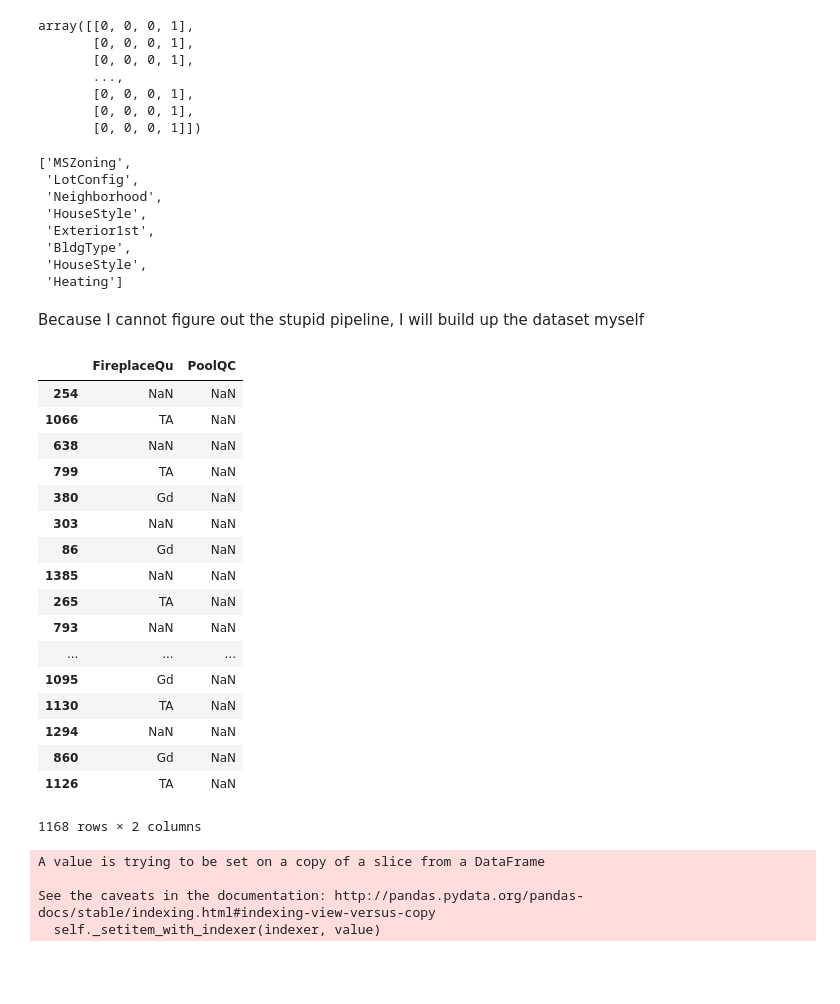
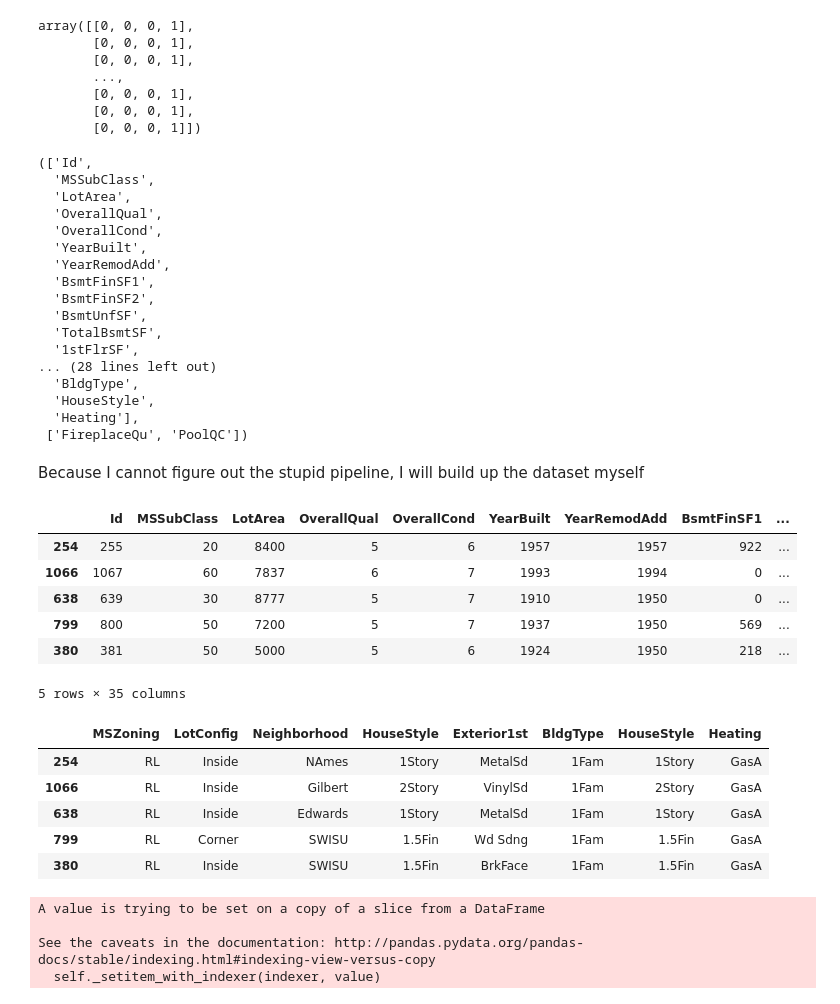
Before and after one commit to WoutAarts/Advanced_House_Pricing, a Jupyter notebook: advanced_housing.ipynb, the cells around one changed output. Drawn from its saved outputs; the diff is of its cells as text; code cells hidden in the pictures; blank space fills up the shorter version.

```diff
--- a/advanced_housing.ipynb
+++ b/advanced_housing.ipynb
@@ -461,40 +405,47 @@ array([[0, 0, 0, 1],
 num_attribs = list(housing_num)
 cat_attribs = list(housing_cat)
 bool_attribs = list(housing_bool)
-# %%
-cat_attribs
-# %% [output]
-['MSZoning',
- 'LotConfig',
- 'Neighborhood',
- 'HouseStyle',
- 'Exterior1st',
- 'BldgType',
- 'HouseStyle',
- 'Heating']
+# %%
+num_attribs , cat_attribs , bool_attribs
+# %% [output]
+(['Id',
+  'MSSubClass',
+  'LotArea',
+  'OverallQual',
+  'OverallCond',
+  'YearBuilt',
+  'YearRemodAdd',
+  'BsmtFinSF1',
+  'BsmtFinSF2',
+  'BsmtUnfSF',
+  'TotalBsmtSF',
+  '1stFlrSF',
+... (28 lines left out)
+  'BldgType',
+  'HouseStyle',
+  'Heating'],
+ ['FireplaceQu', 'PoolQC'])
 # %% [markdown]
 Because I cannot figure out the stupid pipeline, I will build up the dataset myself
-# %%
-housing[bool_attribs]
-# %% [output]
-|  | FireplaceQu | PoolQC |
-| 254 | NaN | NaN |
-| 1066 | TA | NaN |
-| 638 | NaN | NaN |
-| 799 | TA | NaN |
-| 380 | Gd | NaN |
-| 303 | NaN | NaN |
-| 86 | Gd | NaN |
-| 1385 | NaN | NaN |
-| 265 | TA | NaN |
-| 793 | NaN | NaN |
-| ... | ... | ... |
-| 1095 | Gd | NaN |
-| 1130 | TA | NaN |
-| 1294 | NaN | NaN |
-| 860 | Gd | NaN |
-| 1126 | TA | NaN |
-1168 rows × 2 columns
+# %%
+housing[num_attribs].head()
+# %% [output]
+|  | Id | MSSubClass | LotArea | OverallQual | OverallCond | YearBuilt | YearRemodAdd | BsmtFinSF1 | ... |
+| 254 | 255 | 20 | 8400 | 5 | 6 | 1957 | 1957 | 922 | ... |
+| 1066 | 1067 | 60 | 7837 | 6 | 7 | 1993 | 1994 | 0 | ... |
+| 638 | 639 | 30 | 8777 | 5 | 7 | 1910 | 1950 | 0 | ... |
+| 799 | 800 | 50 | 7200 | 5 | 7 | 1937 | 1950 | 569 | ... |
+| 380 | 381 | 50 | 5000 | 5 | 6 | 1924 | 1950 | 218 | ... |
+5 rows × 35 columns
+# %%
+housing[cat_attribs].head()
+# %% [output]
+|  | MSZoning | LotConfig | Neighborhood | HouseStyle | Exterior1st | BldgType | HouseStyle | Heating |
+| 254 | RL | Inside | NAmes | 1Story | MetalSd | 1Fam | 1Story | GasA |
+| 1066 | RL | Inside | Gilbert | 2Story | VinylSd | 1Fam | 2Story | GasA |
+| 638 | RL | Inside | Edwards | 1Story | MetalSd | 1Fam | 1Story | GasA |
+| 799 | RL | Corner | SWISU | 1.5Fin | Wd Sdng | 1Fam | 1.5Fin | GasA |
+| 380 | RL | Inside | SWISU | 1.5Fin | BrkFace | 1Fam | 1.5Fin | GasA |
 # %%
 # %% [output]
 A value is trying to be set on a copy of a slice from a DataFrame
```
Also changed, not shown: parts of 45 cells of this notebook.
